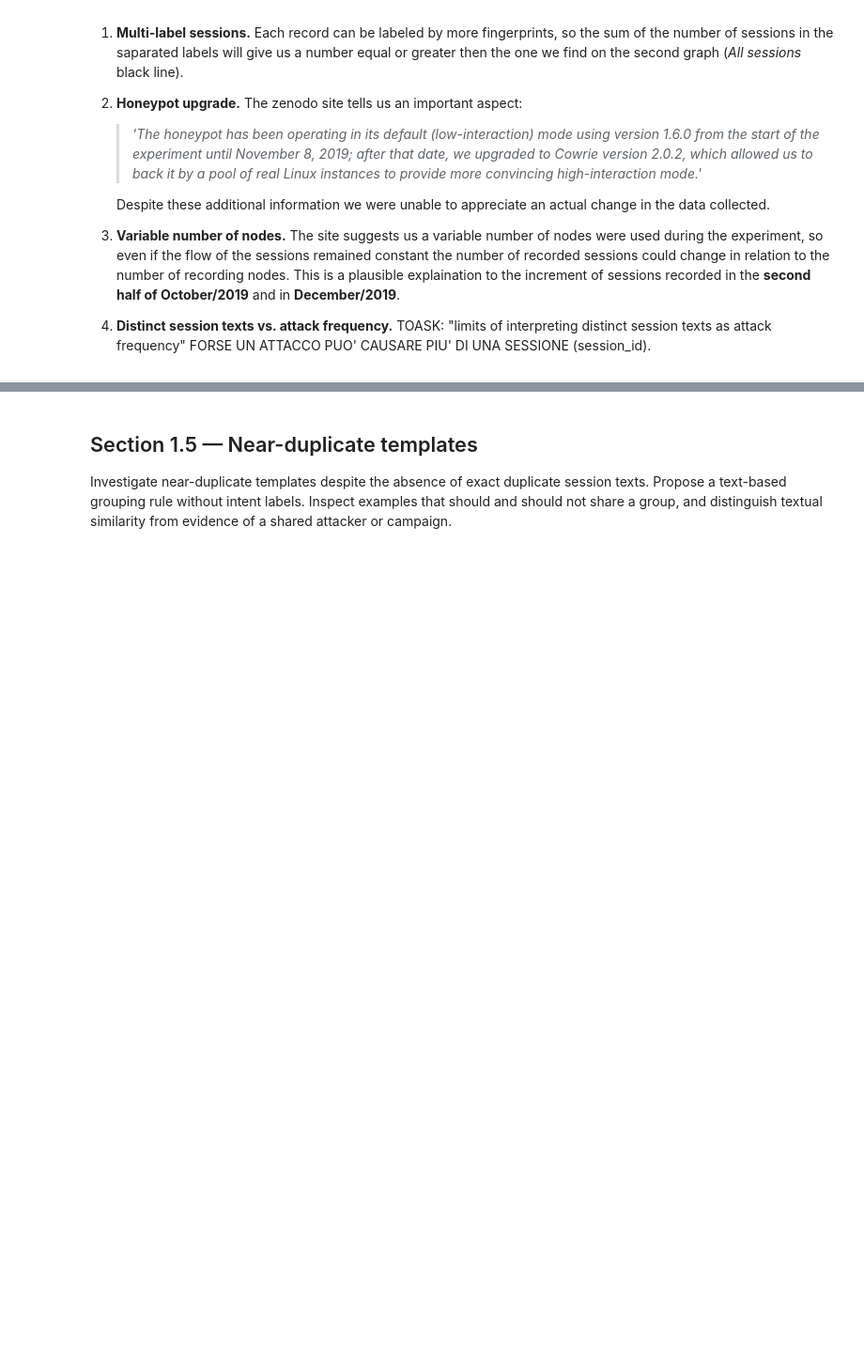
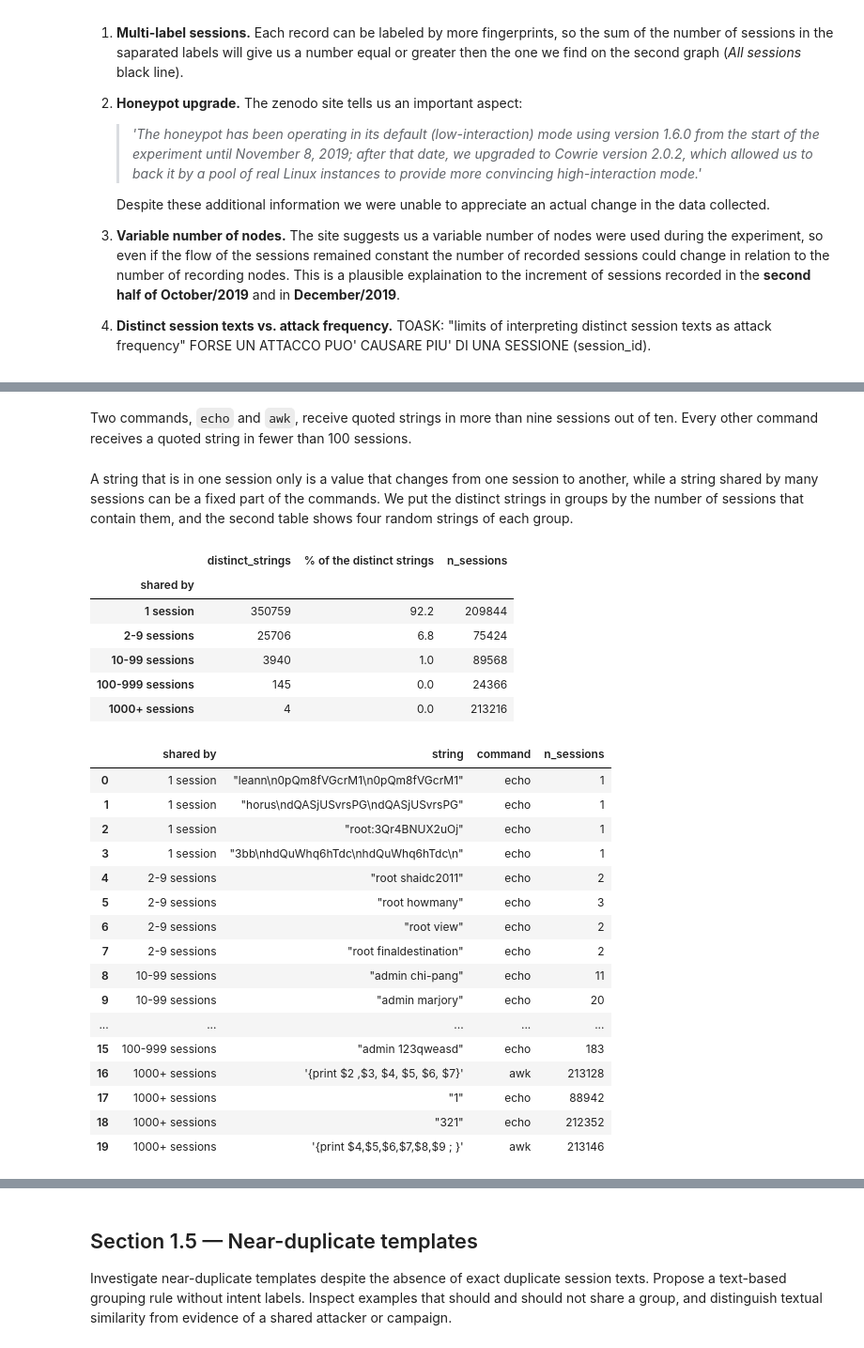
Before and after one commit to grabls/proj6_ml4n, a Jupyter notebook: notebooks/01_data.ipynb, the cells around one changed output, grey strips where cells are left out. Shown at 94% size. Drawn from its saved outputs; the diff is of its cells as text; code cells hidden in the pictures; blank space fills up the shorter version.

```diff
--- a/notebooks/01_data.ipynb
+++ b/notebooks/01_data.ipynb
@@ -324,0 +747,9 @@ TODO: TOASK:
+# %%
+quoted = data.quoted_strings(df["full_session"])
+    # one row for each quoted string of each session, with the command that receives it
+
+# The commands that receive the quoted strings
+receiving = quoted.groupby("command").agg(n_sessions = ("session", "nunique"))
+    # nunique := number of different sessions
+receiving["% of sessions"] = (100 * receiving["n_sessions"] / len(df)).round(1)
+display(receiving.sort_values("n_sessions", ascending=False).head(5))
@@ -324,0 +764,50 @@ TODO: TOASK:
+# %% [markdown]
+Two commands, `echo` and `awk`, receive quoted strings in more than nine sessions out of ten. Every other command receives a quoted string in fewer than 100 sessions.
+# %% [markdown]
+A string that is in one session only is a value that changes from one session to another, while a string shared by many sessions can be a fixed part of the commands. We put the distinct strings in groups by the number of sessions that contain them, and the second table shows four random strings of each group.
+# %%
+strings_recap = quoted.groupby("string").agg(n_sessions = ("session", "nunique"))
+strings_recap["shared by"] = pd.cut(strings_recap["n_sessions"], bins = [0, 1, 9, 99, 999, len(df)],
+    labels = ["1 session", "2-9 sessions", "10-99 sessions", "100-999 sessions", "1000+ sessions"])
+    # pd.cut := puts each number in its interval: (0, 1], (1, 9], (9, 99], ...
+
+# One row for each group
+shared_table = strings_recap.groupby("shared by", observed=True).agg(distinct_strings = ("n_sessions", "size"))
+    # observed=True := only the groups that have strings
+shared_table["% of the distinct strings"] = (100 * shared_table["distinct_strings"] / len(strings_recap)).round(1)
+quoted["shared by"] = quoted["string"].map(strings_recap["shared by"])
+shared_table["n_sessions"] = quoted.groupby("shared by", observed=True)["session"].nunique()
+    # sessions with at least one string of the group
+display(shared_table)
+
+# Four random strings of each group, with the command that receives them
+examples = strings_recap.groupby("shared by", observed=True).sample(4, random_state=data.SEED).reset_index()
+command_of = quoted.drop_duplicates("string").set_index("string")["command"]      # {string: command}
+examples["command"] = examples["string"].map(command_of)
+display(examples[["shared by", "string", "command", "n_sessions"]]
+        .style.format(escape="html").set_properties(subset=["string"], **whole_text))
+# %% [output]
+|  | distinct_strings | % of the distinct strings | n_sessions |
+| shared by |  |  |  |
+| 1 session | 350759 | 92.2 | 209844 |
+| 2-9 sessions | 25706 | 6.8 | 75424 |
+| 10-99 sessions | 3940 | 1.0 | 89568 |
+| 100-999 sessions | 145 | 0.0 | 24366 |
+| 1000+ sessions | 4 | 0.0 | 213216 |
+|  | shared by | string | command | n_sessions |
+| 0 | 1 session | "leann\n0pQm8fVGcrM1\n0pQm8fVGcrM1" | echo | 1 |
+| 1 | 1 session | "horus\ndQASjUSvrsPG\ndQASjUSvrsPG" | echo | 1 |
+| 2 | 1 session | "root:3Qr4BNUX2uOj" | echo | 1 |
+| 3 | 1 session | "3bb\nhdQuWhq6hTdc\nhdQuWhq6hTdc\n" | echo | 1 |
+| 4 | 2-9 sessions | "root shaidc2011" | echo | 2 |
+| 5 | 2-9 sessions | "root howmany" | echo | 3 |
+| 6 | 2-9 sessions | "root view" | echo | 2 |
+| 7 | 2-9 sessions | "root finaldestination" | echo | 2 |
+| 8 | 10-99 sessions | "admin chi-pang" | echo | 11 |
+| 9 | 10-99 sessions | "admin marjory" | echo | 20 |
+| ... | ... | ... | ... | ... |
+| 15 | 100-999 sessions | "admin 123qweasd" | echo | 183 |
+| 16 | 1000+ sessions | '{print $2 ,$3, $4, $5, $6, $7}' | awk | 213128 |
+| 17 | 1000+ sessions | "1" | echo | 88942 |
+| 18 | 1000+ sessions | "321" | echo | 212352 |
+| 19 | 1000+ sessions | '{print $4,$5,$6,$7,$8,$9 ; }' | awk | 213146 |
```
Also changed, not shown: parts of 50 cells of this notebook, 1 other file.
